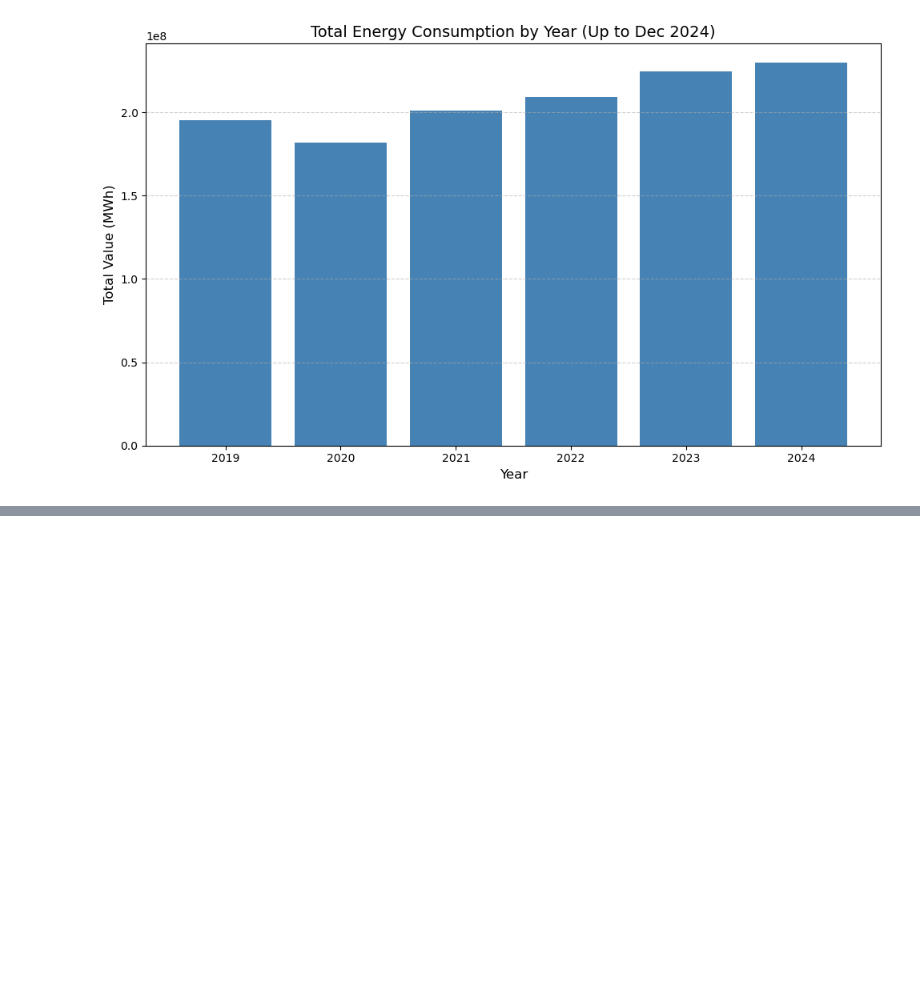
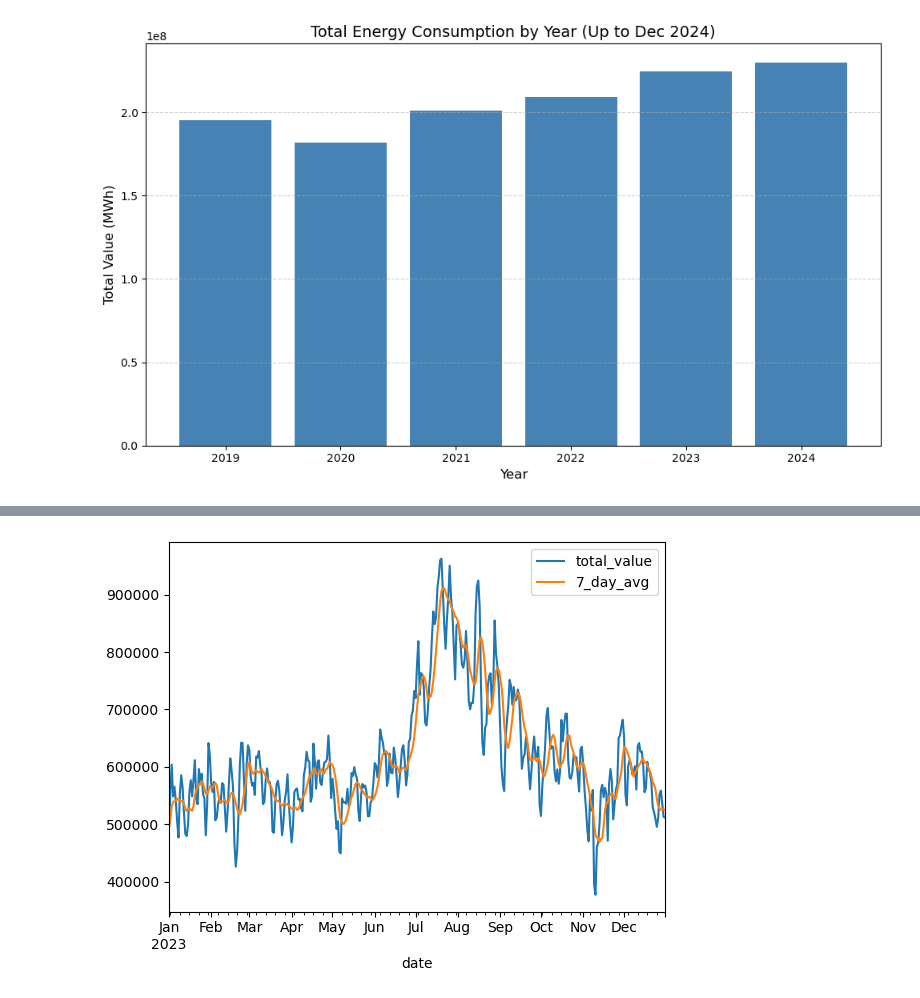
Before and after one commit to Jibu24/Energy_Demand_Forecasting, a Jupyter notebook: Notebooks/EDA.ipynb, the cells around one changed output, grey strips where cells are left out. Drawn from its saved outputs; the diff is of its cells as text; code cells hidden in the pictures; blank space fills up the shorter version.

```diff
--- a/Notebooks/EDA.ipynb
+++ b/Notebooks/EDA.ipynb
@@ -362,3 +362,6 @@ plt.tight_layout()
 plt.show()
 # %% [output]
 [figure]
+# %%
+df_merged.set_index("date", inplace=True)
+df_merged.head()
@@ -364,0 +376,8 @@ plt.show()
+# %%
+df_merged.drop(columns=["period"], inplace=True)
+# %%
+df_merged['7_day_avg'] = df_merged['total_value'].rolling(window=7).mean()
+df_merged[['total_value', '7_day_avg']].loc['2023'].plot()
+plt.show()
+# %% [output]
+[figure, added]
```
Also changed, not shown: parts of 9 cells of this notebook.
